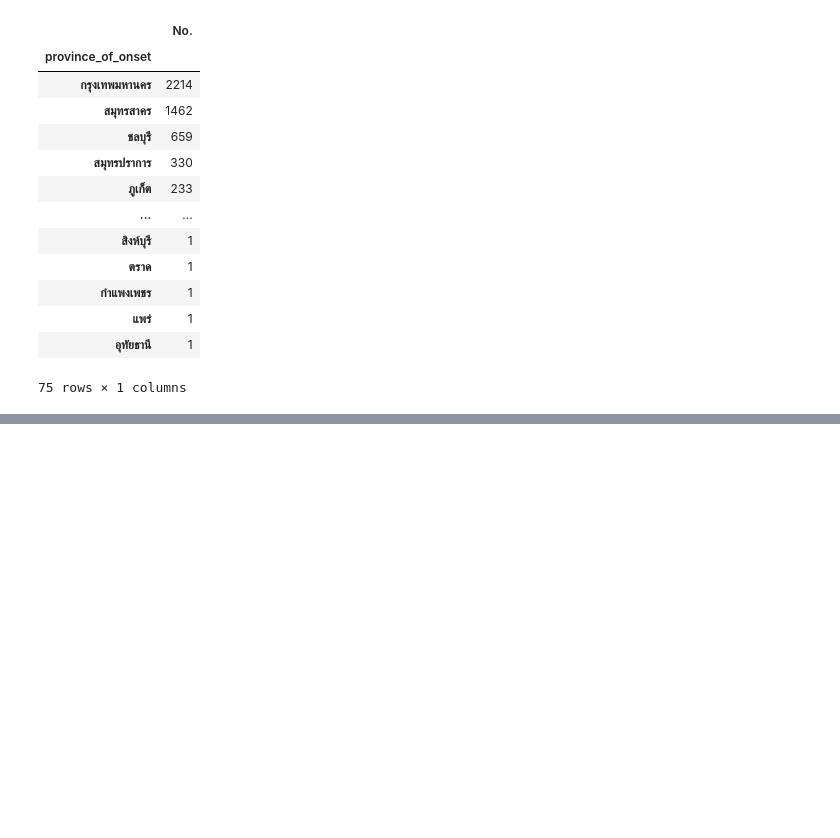
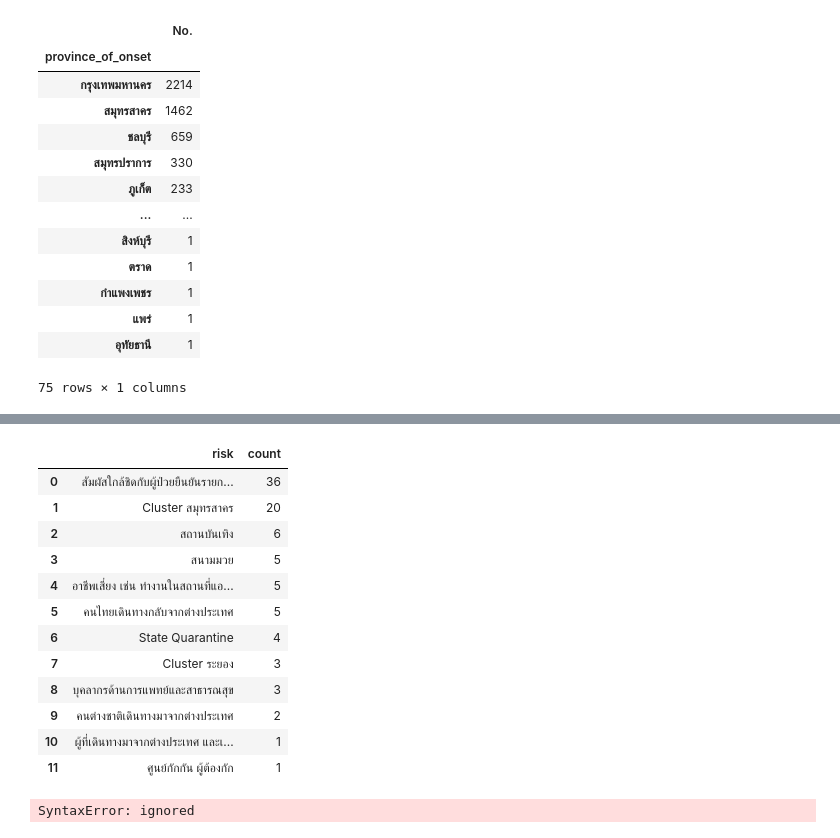
Before and after one commit to qmcnn/Data-Mining, a Jupyter notebook: Data_Preprocessing_(Chapter_3).ipynb, the cells around one changed output, grey strips where cells are left out. Cells and saved outputs as stored; diff of their text form; code cells hidden in the pictures; blank space fills up the shorter version.

```diff
--- a/Data_Preprocessing_(Chapter_3).ipynb
+++ b/Data_Preprocessing_(Chapter_3).ipynb
@@ -2163,0 +2218,4 @@ data2020.groupby('province_of_onset')[['No.']].count().sort_values('No.',ascendi
+# %%
+import collections
+ct_risk_mode = collections.Counter(mode_risk_pv['risk'])
+ct_risk_mode.most_common()
@@ -2163,0 +2236,21 @@ data2020.groupby('province_of_onset')[['No.']].count().sort_values('No.',ascendi
+# %%
+ct_risk_mode_df=pd.DataFrame(ct_risk_mode.most_common(),columns=['risk','count'])
+ct_risk_mode_df
+# %% [output]
+|  | risk | count |
+| 0 | สัมผัสใกล้ชิดกับผู้ป่วยยืนยันรายก... | 36 |
+| 1 | Cluster สมุทรสาคร | 20 |
+| 2 | สถานบันเทิง | 6 |
+| 3 | สนามมวย | 5 |
+| 4 | อาชีพเสี่ยง เช่น ทำงานในสถานที่แอ... | 5 |
+| 5 | คนไทยเดินทางกลับจากต่างประเทศ | 5 |
+| 6 | State Quarantine | 4 |
+| 7 | Cluster ระยอง | 3 |
+| 8 | บุคลากรด้านการแพทย์และสาธารณสุข | 3 |
+| 9 | คนต่างชาติเดินทางมาจากต่างประเทศ | 2 |
+| 10 | ผู้ที่เดินทางมาจากต่างประเทศ และเ... | 1 |
+| 11 | ศูนย์กักกัน ผู้ต้องกัก | 1 |
+# %%
+pd.DataFrame(ct_risk_mode.most_common(),columns=['risk','count']).plot.bar(xticks=ct_risk_mode_df['risk'],['count'])
+# %% [output]
+SyntaxError: ignored
```
Also changed, not shown: parts of 7 cells of this notebook.
